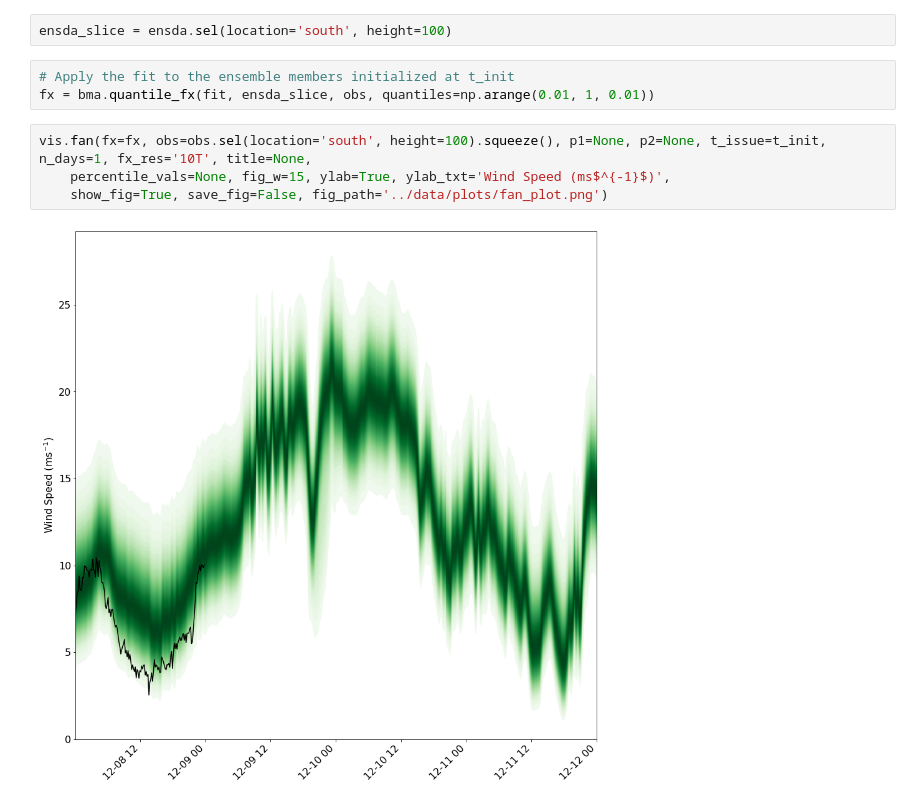
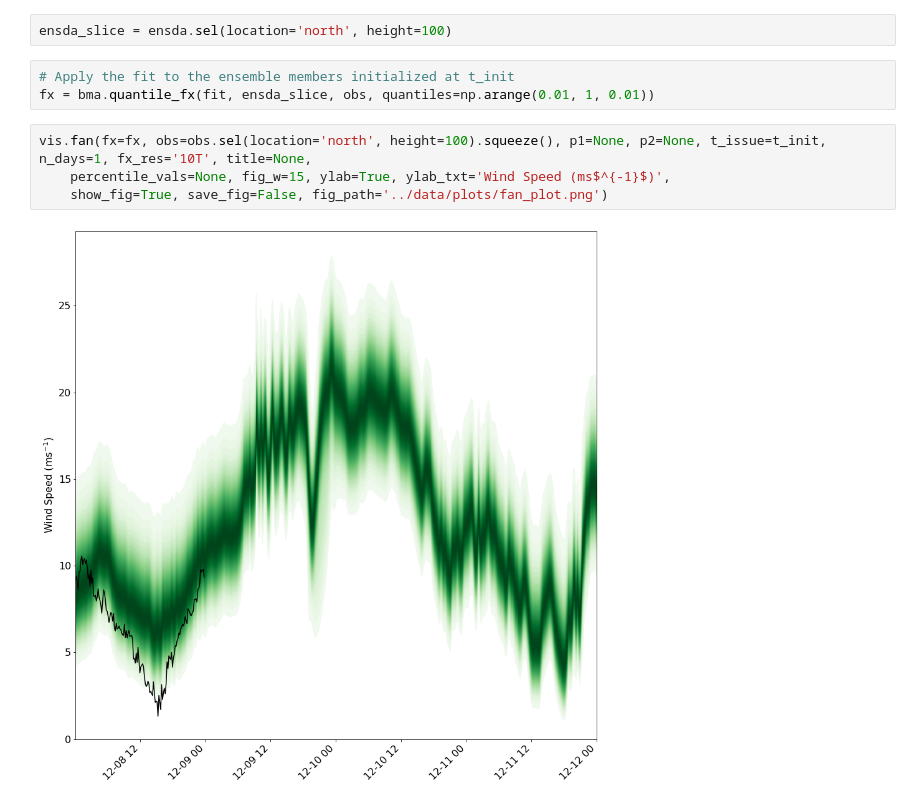
Before and after one commit to jeffreysward/enspp, a Jupyter notebook: notebooks/BMA Forecast Tutorial.ipynb, the cells around one changed output. Drawn from its saved outputs; the diff is of its cells as text.

```diff
--- a/notebooks/BMA Forecast Tutorial.ipynb
+++ b/notebooks/BMA Forecast Tutorial.ipynb
@@ -31,13 +31,13 @@ ensds = xr.open_dataset(f"../data/ensds_{t_init.strftime('%Y%m%d')}-{t_end.strft
 # Get data only at the buoy locations
 ensda = pp.extract_buoy_da(ensds, varname='wspd_wrf', locations=['south', 'north'])
 # %%
-ensda_slice = ensda.sel(location='south', height=100)
+ensda_slice = ensda.sel(location='north', height=100)
 # %%
 # Apply the fit to the ensemble members initialized at t_init
 fx = bma.quantile_fx(fit, ensda_slice, obs, quantiles=np.arange(0.01, 1, 0.01))
 # %%
-vis.fan(fx=fx, obs=obs.sel(location='south', height=100).squeeze(), p1=None, p2=None, t_issue=t_init, n_days=1, fx_res='10T', title=None,
+vis.fan(fx=fx, obs=obs.sel(location='north', height=100).squeeze(), p1=None, p2=None, t_issue=t_init, n_days=1, fx_res='10T', title=None,
     percentile_vals=None, fig_w=15, ylab=True, ylab_txt='Wind Speed (ms$^{-1}$)',
     show_fig=True, save_fig=False, fig_path='../data/plots/fan_plot.png')
 # %% [output]
-[figure, old version]
+[figure, new version]
```
Also changed, not shown: 2 other files.
